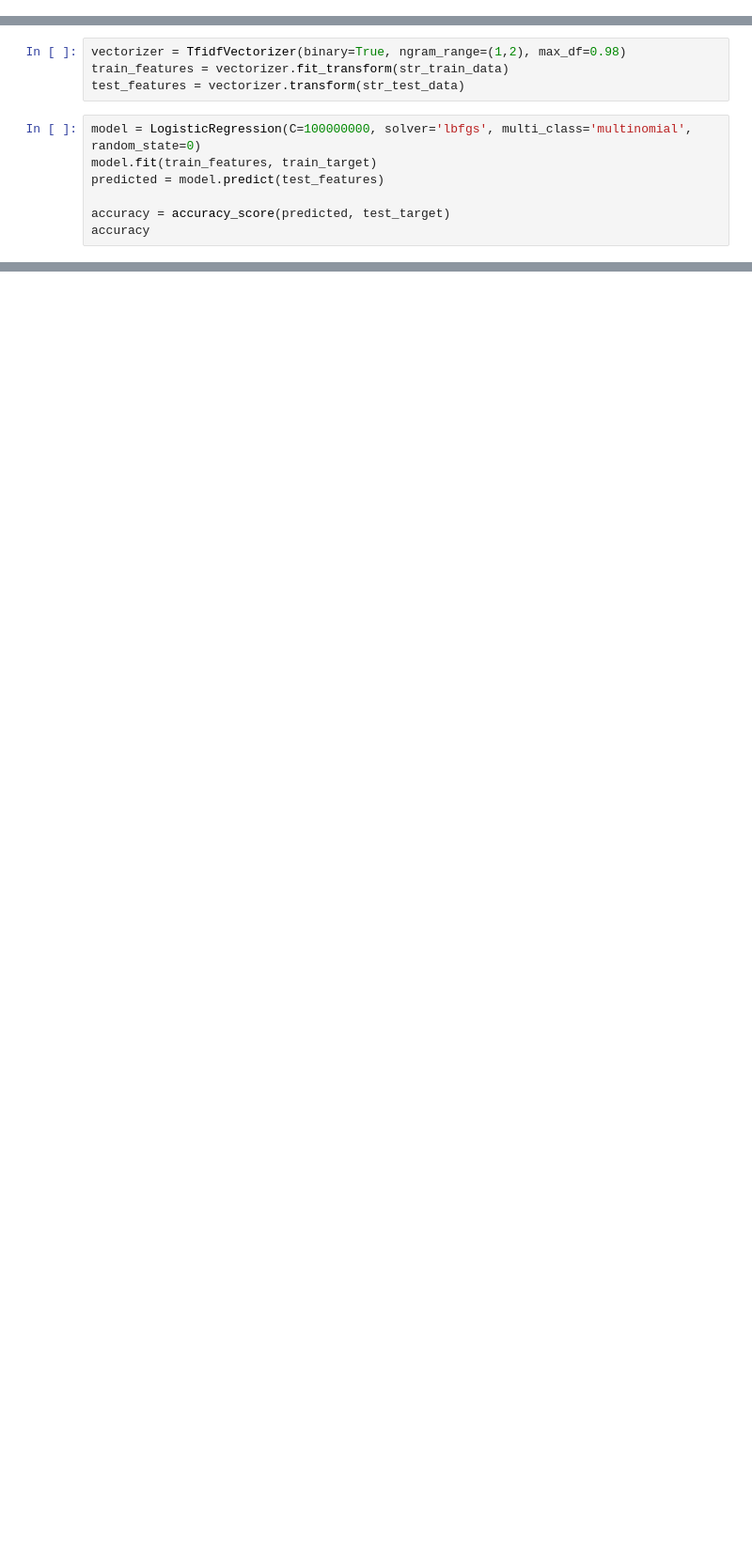
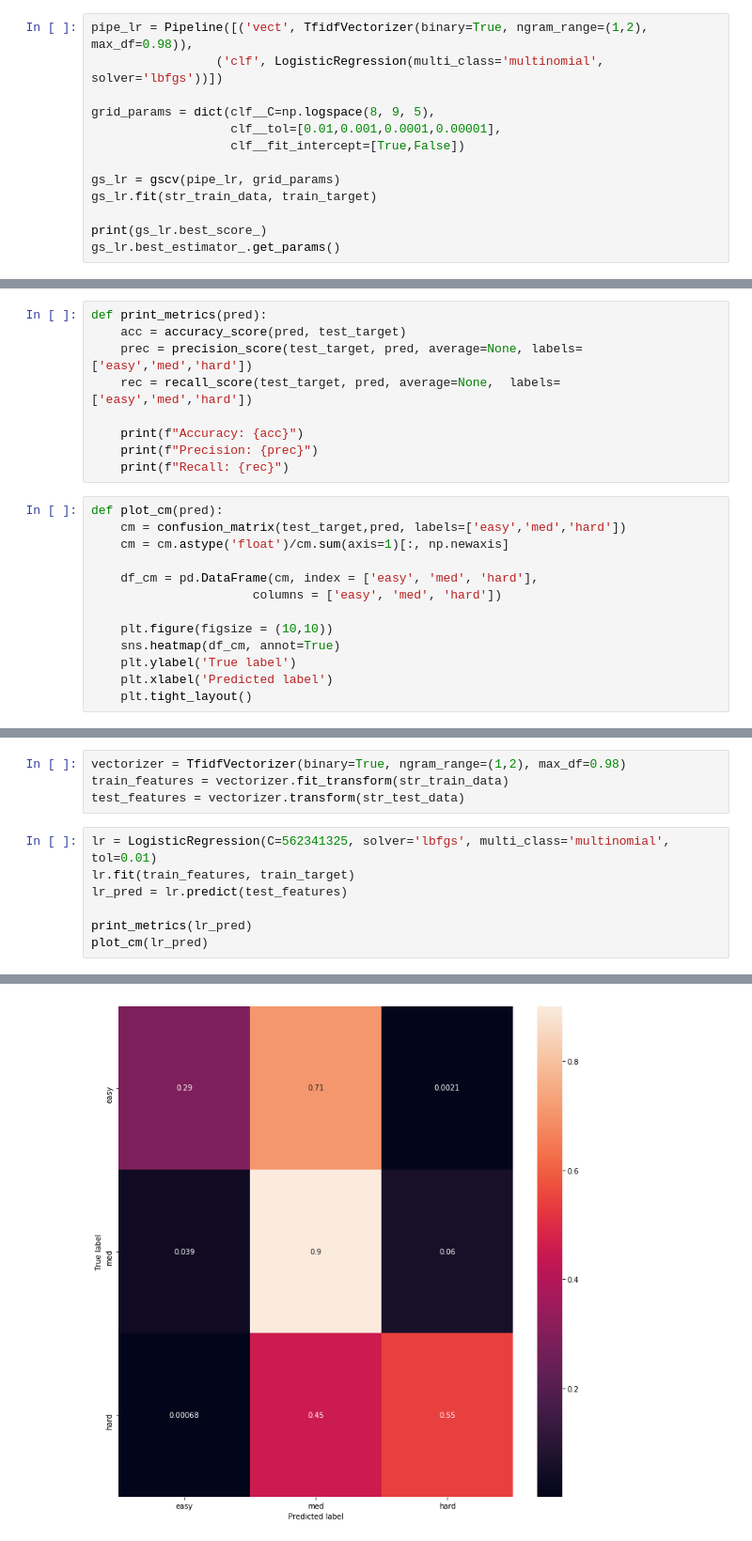
Before and after one commit to bdorsey2/yelp_reviewer_toughness, a Jupyter notebook: hard_easy_reviewer_model-v2.ipynb, the cells around one changed output, grey strips where cells are left out. Shown at 94% size. Drawn from its saved outputs; the diff is of its cells as text; blank space fills up the shorter version.

Commit message:
version 2 of modeling notebook

```diff
--- a/hard_easy_reviewer_model-v2.ipynb
+++ b/hard_easy_reviewer_model-v2.ipynb
@@ -112,0 +52,13 @@ Fitting 3 folds for each of 5 candidates, totalling 15 fits
+# %%
+pipe_lr = Pipeline([('vect', TfidfVectorizer(binary=True, ngram_range=(1,2), max_df=0.98)),
+                 ('clf', LogisticRegression(multi_class='multinomial', solver='lbfgs'))])
+
+grid_params = dict(clf__C=np.logspace(8, 9, 5),
+                   clf__tol=[0.01,0.001,0.0001,0.00001],
+                   clf__fit_intercept=[True,False])
+
+gs_lr = gscv(pipe_lr, grid_params)
+gs_lr.fit(str_train_data, train_target)
+
+print(gs_lr.best_score_)
+gs_lr.best_estimator_.get_params()
@@ -112,0 +192,22 @@ Fitting 3 folds for each of 5 candidates, totalling 15 fits
+# %%
+def print_metrics(pred):
+    acc = accuracy_score(pred, test_target)
+    prec = precision_score(test_target, pred, average=None, labels=['easy','med','hard'])
+    rec = recall_score(test_target, pred, average=None,  labels=['easy','med','hard'])
+
+    print(f"Accuracy: {acc}")
+    print(f"Precision: {prec}")
+    print(f"Recall: {rec}")
+# %%
+def plot_cm(pred):
+    cm = confusion_matrix(test_target,pred, labels=['easy','med','hard'])
+    cm = cm.astype('float')/cm.sum(axis=1)[:, np.newaxis]
+
+    df_cm = pd.DataFrame(cm, index = ['easy', 'med', 'hard'],
+                      columns = ['easy', 'med', 'hard'])
+
+    plt.figure(figsize = (10,10))
+    sns.heatmap(df_cm, annot=True)
+    plt.ylabel('True label')
+    plt.xlabel('Predicted label')
+    plt.tight_layout()
@@ -115,10 +218,10 @@ vectorizer = TfidfVectorizer(binary=True, ngram_range=(1,2), max_df=0.98)
 train_features = vectorizer.fit_transform(str_train_data)
 test_features = vectorizer.transform(str_test_data)
 # %%
-model = LogisticRegression(C=100000000, solver='lbfgs', multi_class='multinomial', random_state=0)
-model.fit(train_features, train_target)
-predicted = model.predict(test_features)
+lr = LogisticRegression(C=562341325, solver='lbfgs', multi_class='multinomial', tol=0.01)
+lr.fit(train_features, train_target)
+lr_pred = lr.predict(test_features)
 
-accuracy = accuracy_score(predicted, test_target)
-accuracy
+print_metrics(lr_pred)
+plot_cm(lr_pred)
 # %% [output]
@@ -125,0 +231 @@ ValueError: Solver lbfgs supports only l2 penalties, got l1 penalty.
+[figure, added]
```
Also changed, not shown: parts of 22 cells of this notebook.
